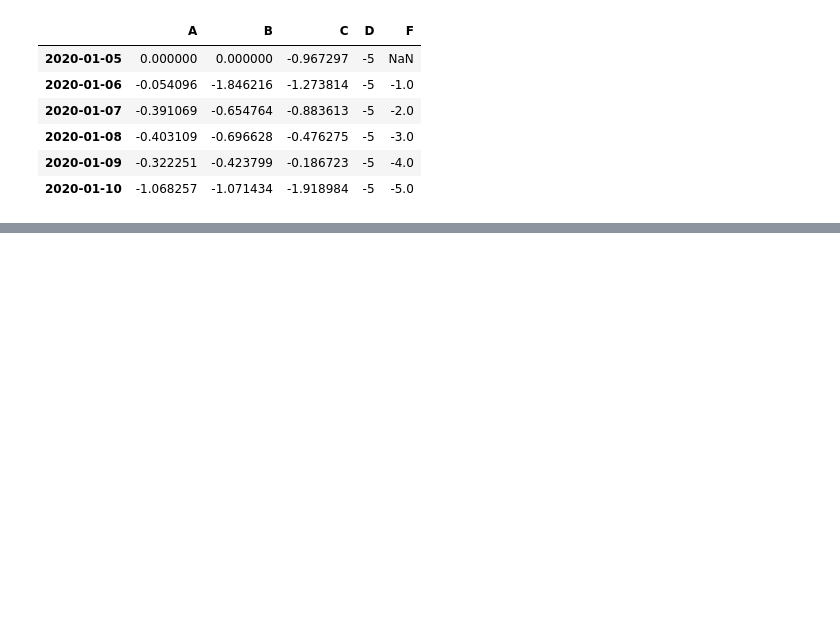
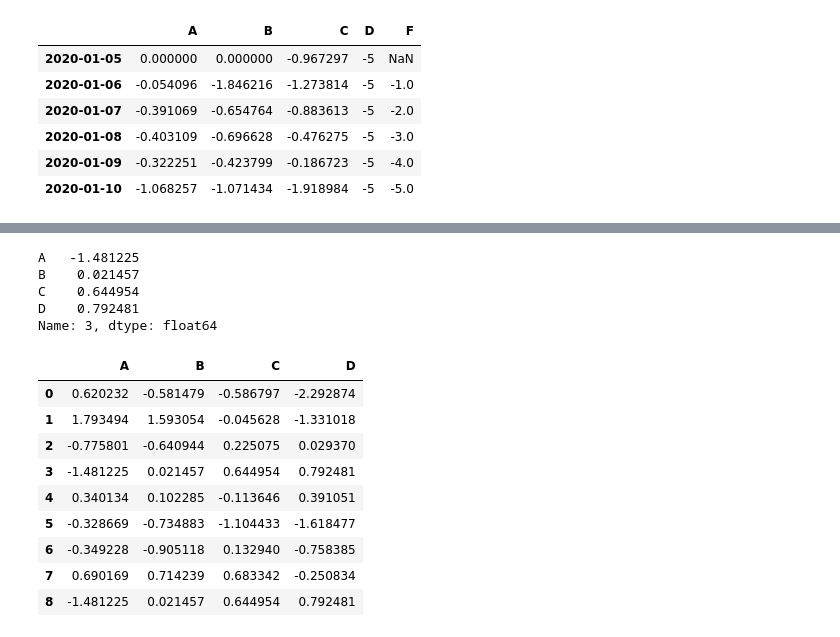
Before and after one commit to Sun2yKid/Python-Pandas, a Jupyter notebook: 10 minutes to pandas.ipynb, the cells around one changed output, grey strips where cells are left out. Saved outputs shown, nothing was run; the diff lists cells and outputs as text; code cells hidden in the pictures; blank space fills up the shorter version.

```diff
--- a/10 minutes to pandas.ipynb
+++ b/10 minutes to pandas.ipynb
@@ -467,0 +794,3 @@ df2
+# %%
+df = pd.DataFrame(np.random.randn(8, 4), columns=['A', 'B', 'C', 'D'])
+df
@@ -467,0 +807,22 @@ df2
+# %%
+s = df.iloc[3]
+s
+# %% [output]
+A   -1.481225
+B    0.021457
+C    0.644954
+D    0.792481
+Name: 3, dtype: float64
+# %%
+df.append(s, ignore_index=True)
+# %% [output]
+|  | A | B | C | D |
+| 0 | 0.620232 | -0.581479 | -0.586797 | -2.292874 |
+| 1 | 1.793494 | 1.593054 | -0.045628 | -1.331018 |
+| 2 | -0.775801 | -0.640944 | 0.225075 | 0.029370 |
+| 3 | -1.481225 | 0.021457 | 0.644954 | 0.792481 |
+| 4 | 0.340134 | 0.102285 | -0.113646 | 0.391051 |
+| 5 | -0.328669 | -0.734883 | -1.104433 | -1.618477 |
+| 6 | -0.349228 | -0.905118 | 0.132940 | -0.758385 |
+| 7 | 0.690169 | 0.714239 | 0.683342 | -0.250834 |
+| 8 | -1.481225 | 0.021457 | 0.644954 | 0.792481 |
```
Also changed, not shown: parts of 49 cells of this notebook.
